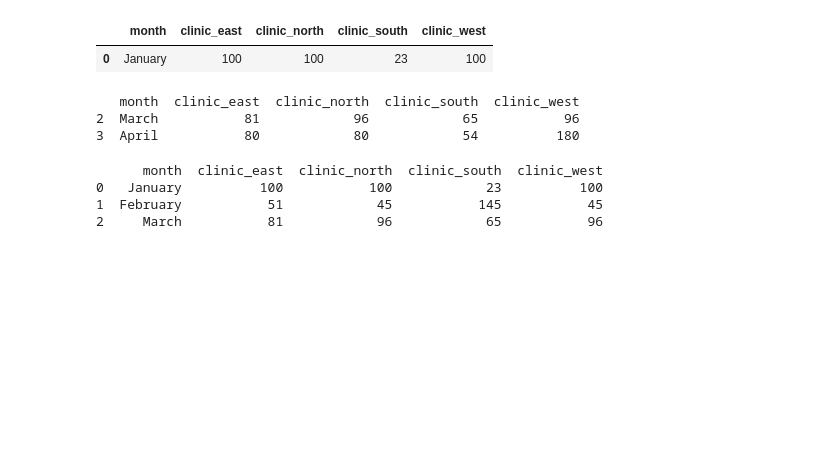
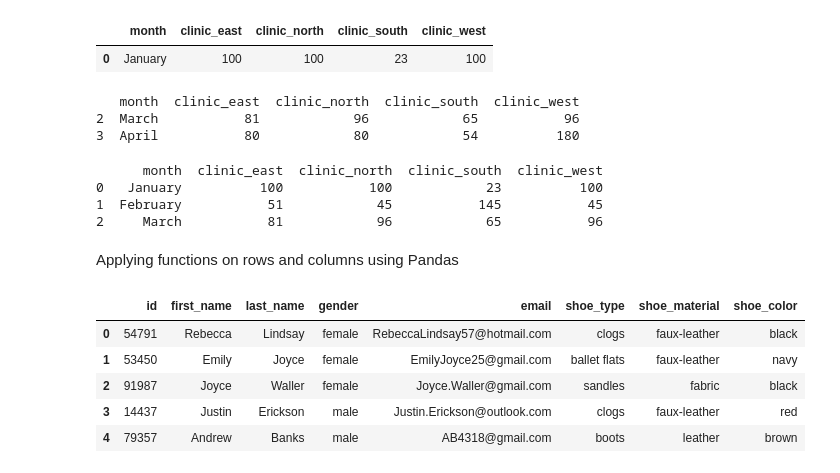
Before and after one commit to averma12/Beginning_Data_Science, a Jupyter notebook: Intro to Pandas.ipynb, the cells around one changed output. Saved outputs shown, nothing was run; the diff lists cells and outputs as text; code cells hidden in the pictures; blank space fills up the shorter version.

Commit message:
Pandas basics

```diff
--- a/Intro to Pandas.ipynb
+++ b/Intro to Pandas.ipynb
@@ -147,3 +147,15 @@ print(january_february_march)
 0   January          100           100            23          100
 1  February           51            45           145           45
 2     March           81            96            65           96
+# %% [markdown]
+Applying functions on rows and columns using Pandas
+# %%
+orders = pd.read_csv('shoefly.csv')
+orders.head()
+# %% [output]
+|  | id | first_name | last_name | gender | email | shoe_type | shoe_material | shoe_color |
+| 0 | 54791 | Rebecca | Lindsay | female | RebeccaLindsay57@hotmail.com | clogs | faux-leather | black |
+| 1 | 53450 | Emily | Joyce | female | EmilyJoyce25@gmail.com | ballet flats | faux-leather | navy |
+| 2 | 91987 | Joyce | Waller | female | Joyce.Waller@gmail.com | sandles | fabric | black |
+| 3 | 14437 | Justin | Erickson | male | Justin.Erickson@outlook.com | clogs | faux-leather | red |
+| 4 | 79357 | Andrew | Banks | male | AB4318@gmail.com | boots | leather | brown |
```
Also changed, not shown: parts of 8 cells of this notebook, 2 other files.
